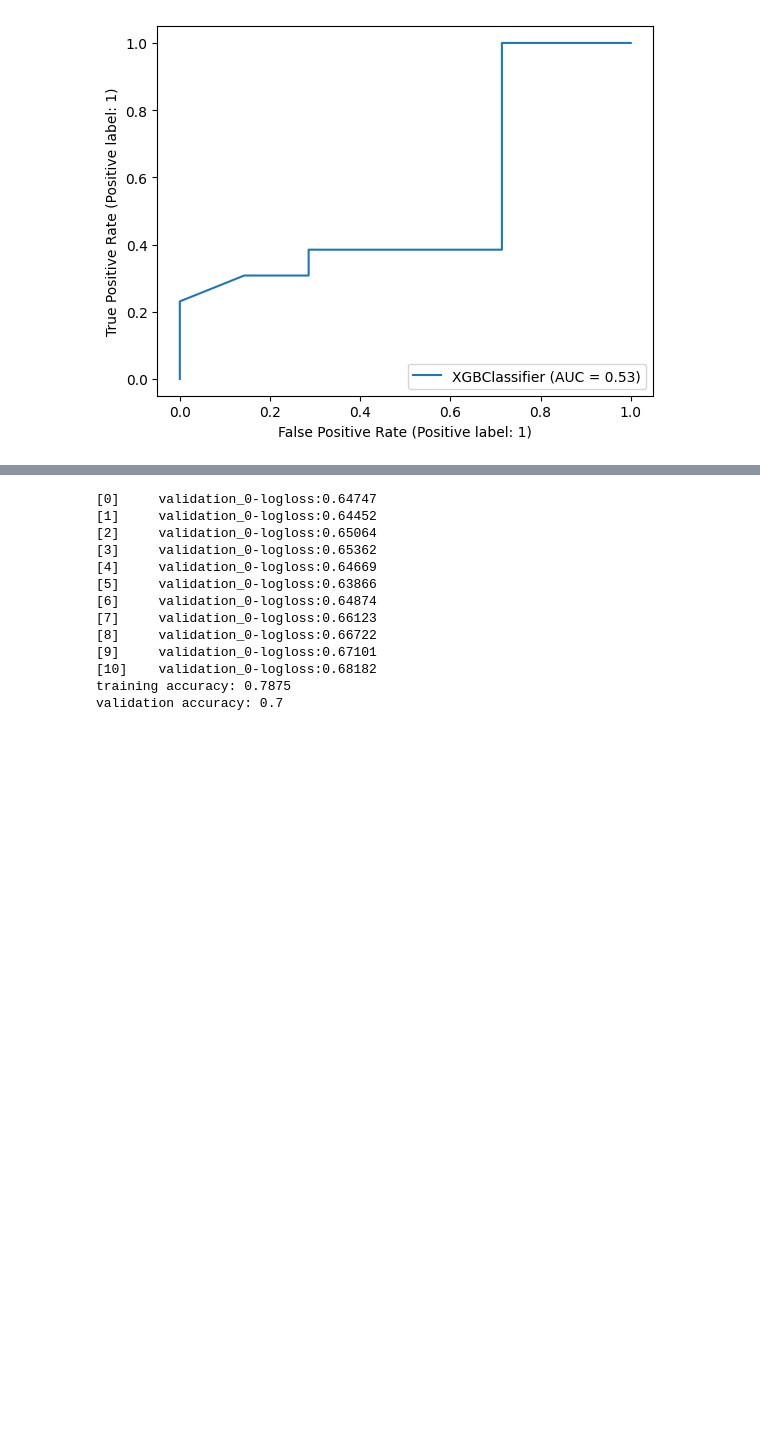
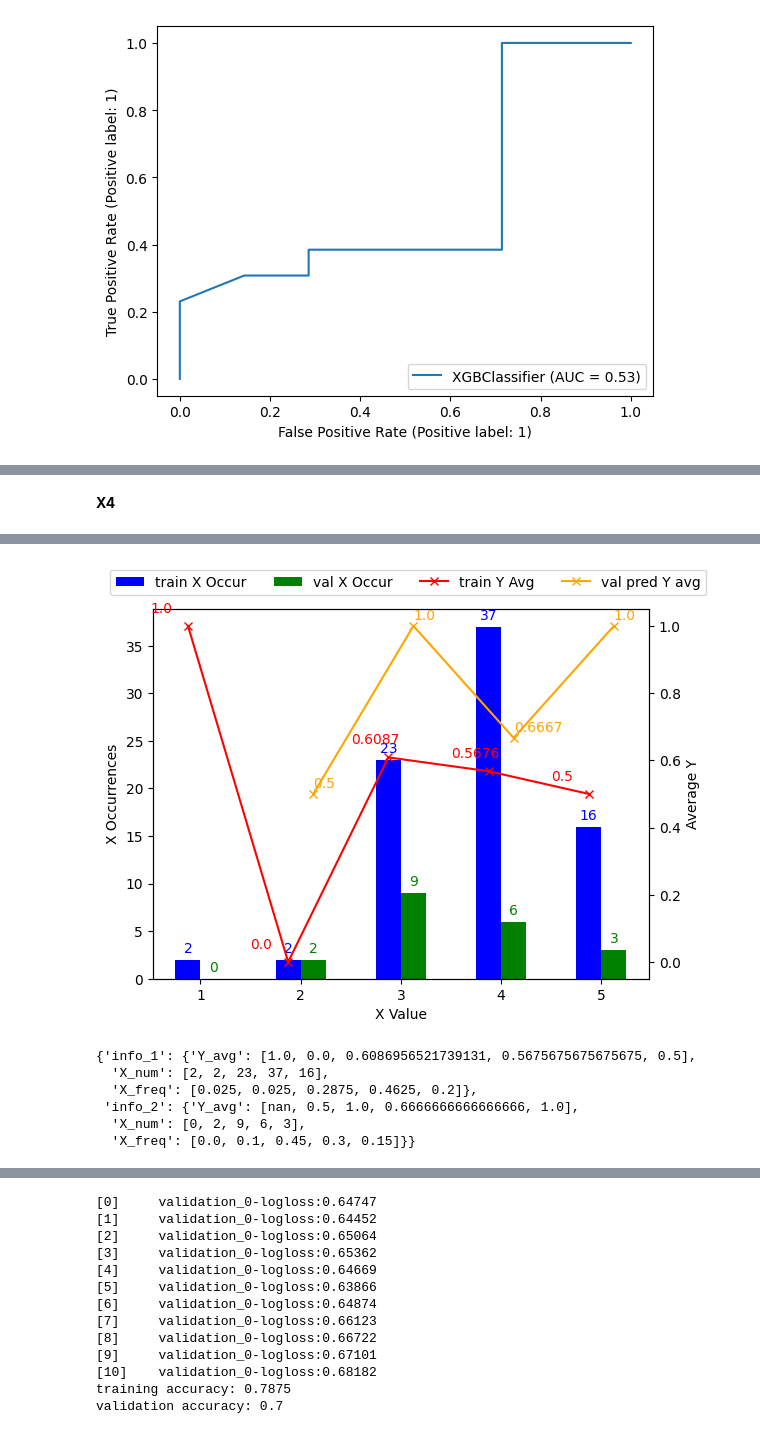
Before and after one commit to Arnoldzyf/Apziva-Projects, a Jupyter notebook: 1_happy_customers.ipynb, the cells around one changed output, grey strips where cells are left out. Drawn from its saved outputs; the diff is of its cells as text; code cells hidden in the pictures; blank space fills up the shorter version.

```diff
--- a/1_happy_customers.ipynb
+++ b/1_happy_customers.ipynb
@@ -400,0 +528,5 @@ On Validation Set: --------------
+# %% [markdown]
+**X4**
+# %%
+show_train_val_avg_Y_and_X_occr(train['X4'], train['Y'], val['X4'], val['Y_'])
+# %% [output]
@@ -400,0 +535,7 @@ On Validation Set: --------------
+[figure, added]
+{'info_1': {'Y_avg': [1.0, 0.0, 0.6086956521739131, 0.5675675675675675, 0.5],
+  'X_num': [2, 2, 23, 37, 16],
+  'X_freq': [0.025, 0.025, 0.2875, 0.4625, 0.2]},
+ 'info_2': {'Y_avg': [nan, 0.5, 1.0, 0.6666666666666666, 1.0],
+  'X_num': [0, 2, 9, 6, 3],
+  'X_freq': [0.0, 0.1, 0.45, 0.3, 0.15]}}
```
Also changed, not shown: parts of 24 cells of this notebook.
